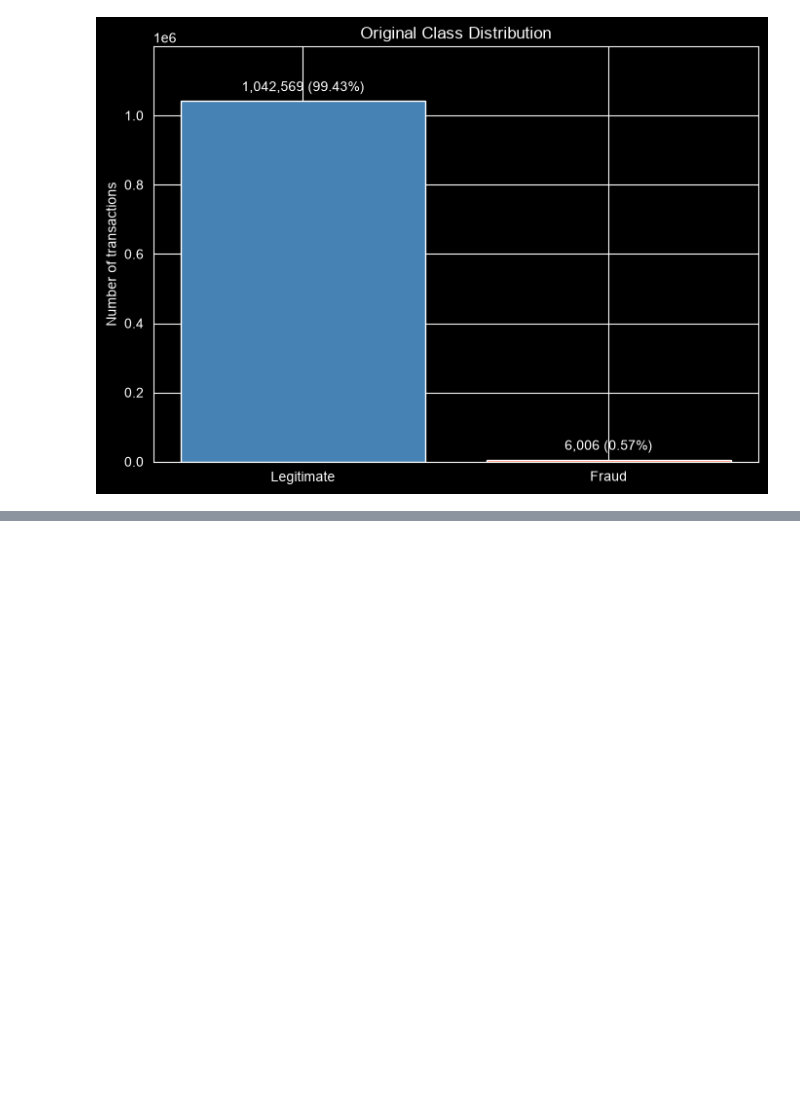
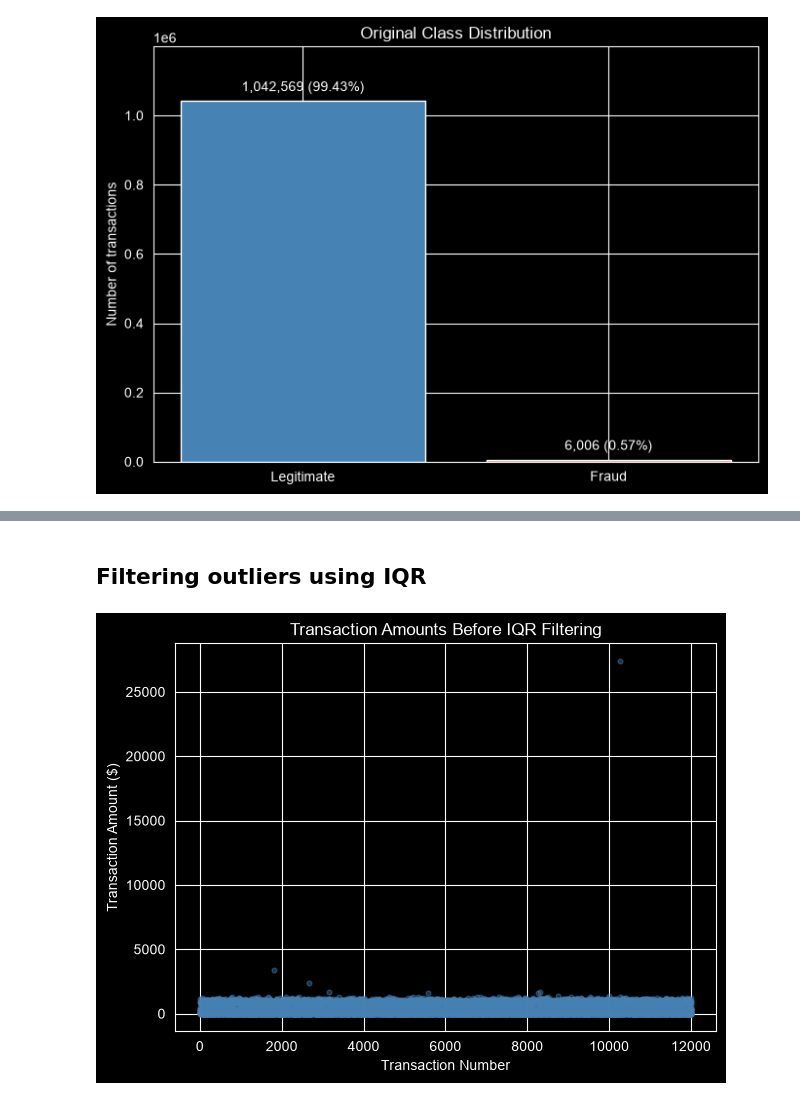
Before and after one commit to ZubairRashid05/Unspupervised-Learning-For-Fraud-Detection_CSCI-3052U-Project, a Jupyter notebook: model.ipynb, the cells around one changed output, grey strips where cells are left out. Drawn from its saved outputs; the diff is of its cells as text; code cells hidden in the pictures; blank space fills up the shorter version.

```diff
--- a/model.ipynb
+++ b/model.ipynb
@@ -174,0 +109,18 @@ Index(['Unnamed: 0', 'cc_num', 'merchant', 'category', 'amt', 'first', 'last',
+# %% [markdown]
+## Filtering outliers using IQR
+# %%
+plt.scatter(
+    range(len(df_balanced)),
+    df_balanced["amt"],
+    alpha=0.4,
+    s=12,
+    color="steelblue"
+)
+
+plt.title("Transaction Amounts Before IQR Filtering")
+plt.xlabel("Transaction Number")
+plt.ylabel("Transaction Amount ($)")
+plt.tight_layout()
+plt.show()
+# %% [output]
+[figure, added]
```
Also changed, not shown: parts of 29 cells of this notebook, 1 other file.
